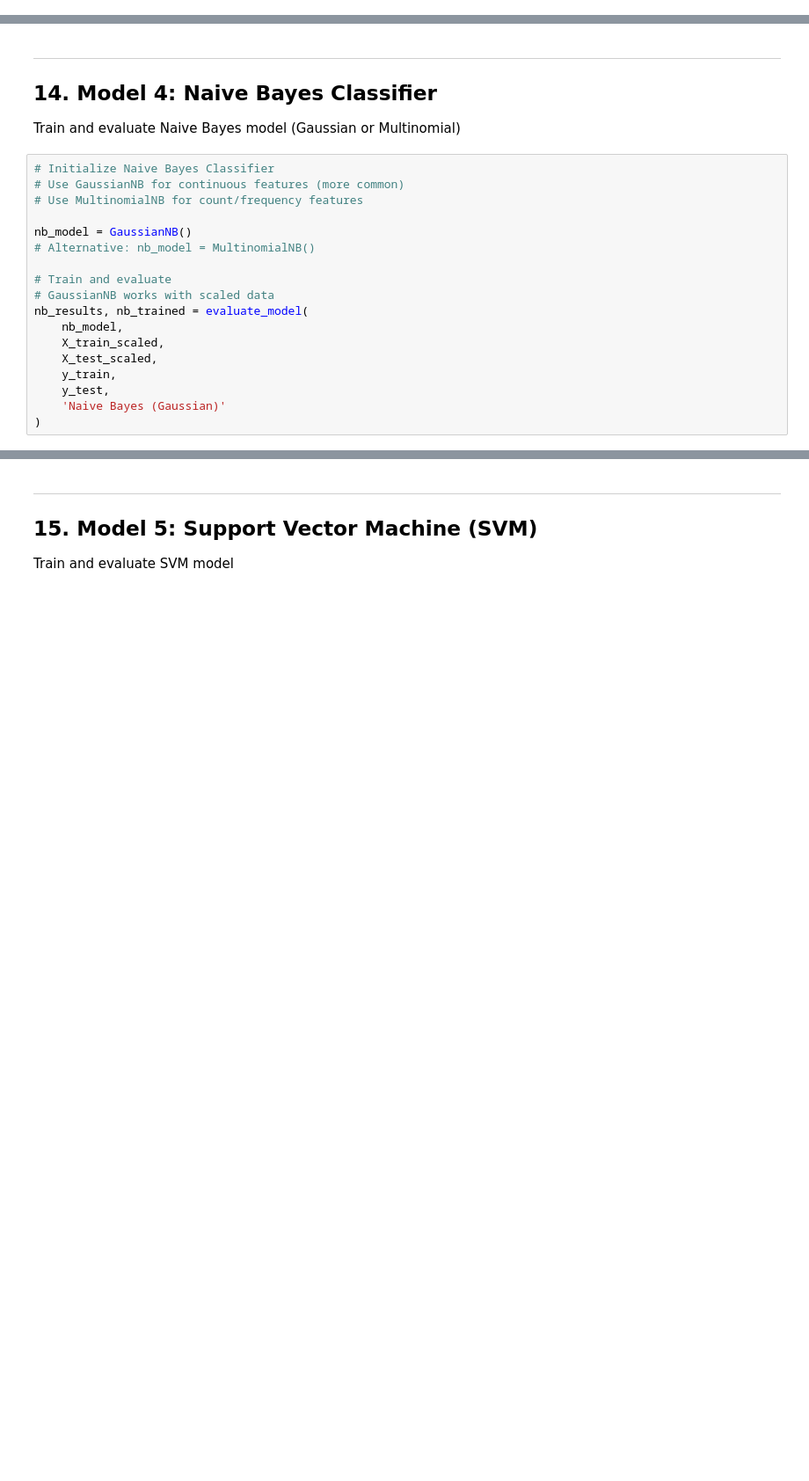
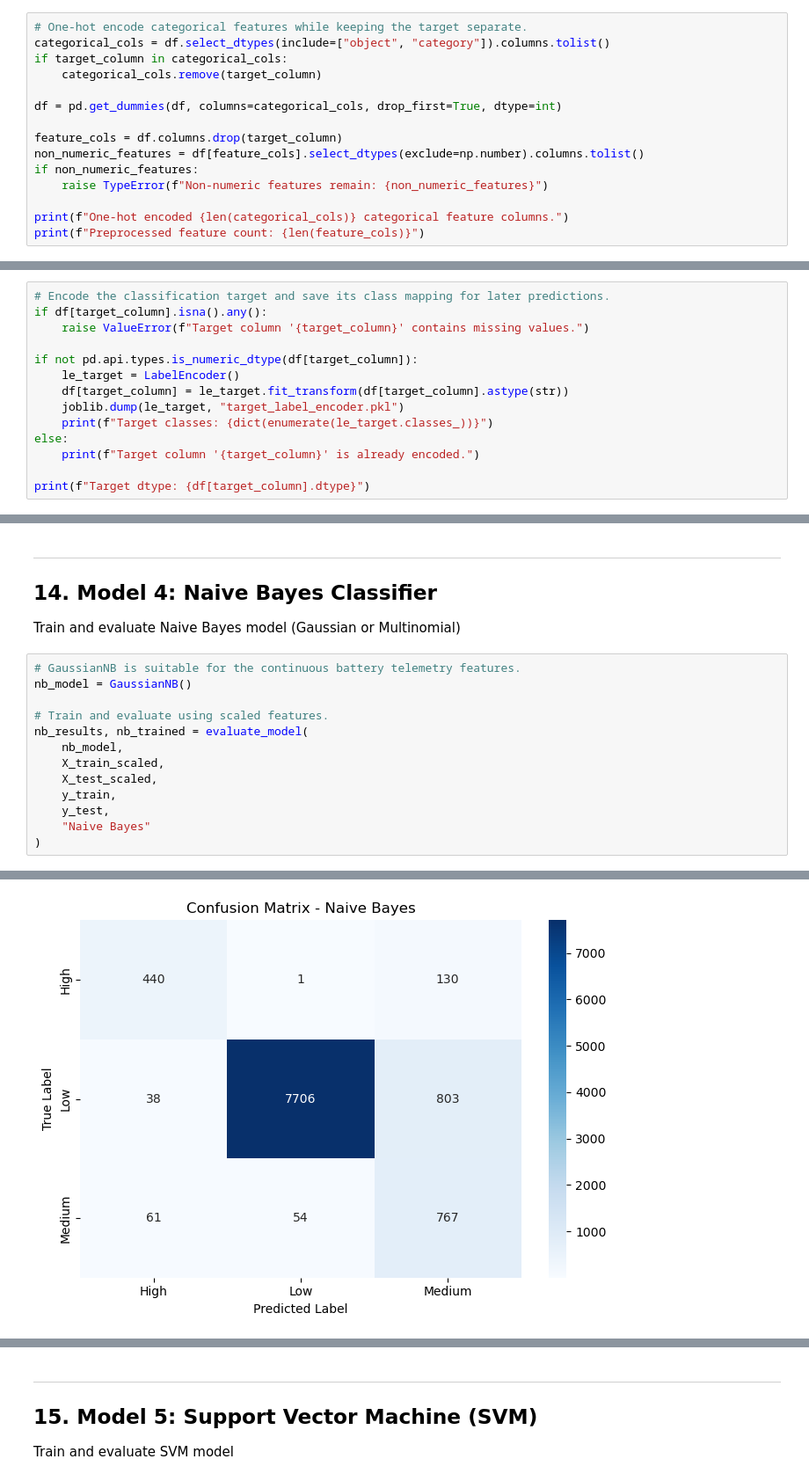
Before and after one commit to mewebbie/battery-health-prediction-model, a Jupyter notebook: ML_Assignment_2_Template.ipynb, the cells around one changed output, grey strips where cells are left out. Shown at 88% size. Saved outputs shown, nothing was run; the diff lists cells and outputs as text; blank space fills up the shorter version.

```diff
--- a/ML_Assignment_2_Template.ipynb
+++ b/ML_Assignment_2_Template.ipynb
@@ -176,0 +284,15 @@ if df[target_column].dtype == 'object':
+# %%
+# One-hot encode categorical features while keeping the target separate.
+categorical_cols = df.select_dtypes(include=["object", "category"]).columns.tolist()
+if target_column in categorical_cols:
+    categorical_cols.remove(target_column)
+
+df = pd.get_dummies(df, columns=categorical_cols, drop_first=True, dtype=int)
+
+feature_cols = df.columns.drop(target_column)
+non_numeric_features = df[feature_cols].select_dtypes(exclude=np.number).columns.tolist()
+if non_numeric_features:
+    raise TypeError(f"Non-numeric features remain: {non_numeric_features}")
+
+print(f"One-hot encoded {len(categorical_cols)} categorical feature columns.")
+print(f"Preprocessed feature count: {len(feature_cols)}")
@@ -176,0 +302,14 @@ if df[target_column].dtype == 'object':
+# %%
+# Encode the classification target and save its class mapping for later predictions.
+if df[target_column].isna().any():
+    raise ValueError(f"Target column '{target_column}' contains missing values.")
+
+if not pd.api.types.is_numeric_dtype(df[target_column]):
+    le_target = LabelEncoder()
+    df[target_column] = le_target.fit_transform(df[target_column].astype(str))
+    joblib.dump(le_target, "target_label_encoder.pkl")
+    print(f"Target classes: {dict(enumerate(le_target.classes_))}")
+else:
+    print(f"Target column '{target_column}' is already encoded.")
+
+print(f"Target dtype: {df[target_column].dtype}")
@@ -434,20 +660,16 @@ print("KNN model saved!")
 ## 14. Model 4: Naive Bayes Classifier
 Train and evaluate Naive Bayes model (Gaussian or Multinomial)
 # %%
-# Initialize Naive Bayes Classifier
-# Use GaussianNB for continuous features (more common)
-# Use MultinomialNB for count/frequency features
+# GaussianNB is suitable for the continuous battery telemetry features.
+nb_model = GaussianNB()
 
-nb_model = GaussianNB()
-# Alternative: nb_model = MultinomialNB()
-
-# Train and evaluate
-# GaussianNB works with scaled data
+# Train and evaluate using scaled features.
 nb_results, nb_trained = evaluate_model(
     nb_model,
     X_train_scaled,
     X_test_scaled,
     y_train,
     y_test,
-    'Naive Bayes (Gaussian)'
+    "Naive Bayes"
 )
+# %% [output]
@@ -453,0 +687 @@ nb_results, nb_trained = evaluate_model(
+[figure, added]
```
Also changed, not shown: parts of 39 cells of this notebook, 15 other files.
